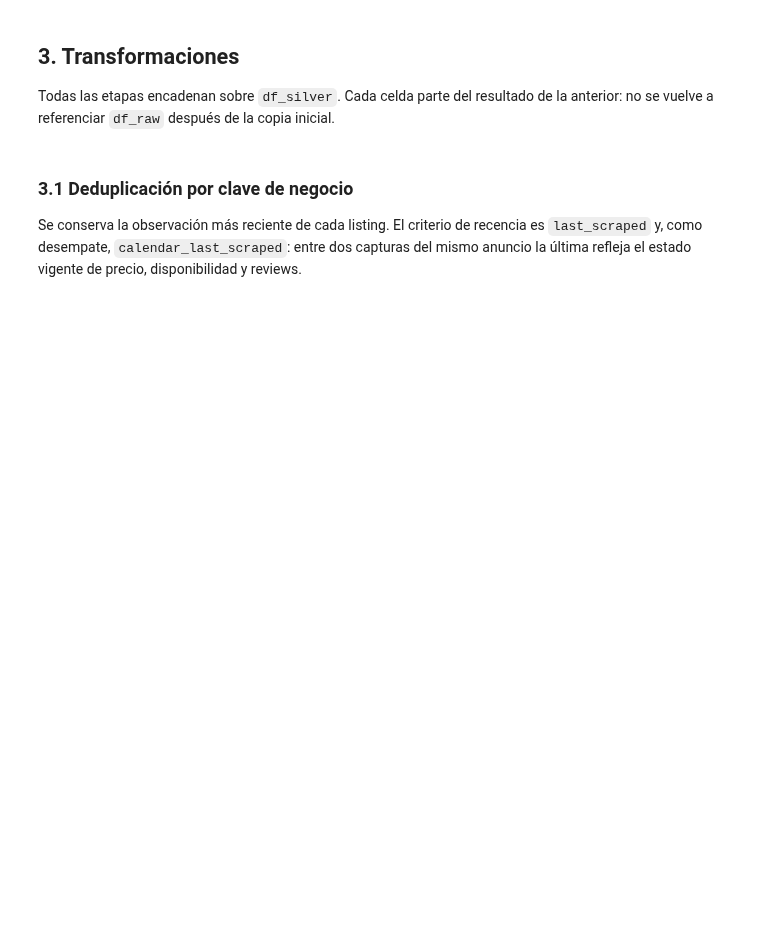
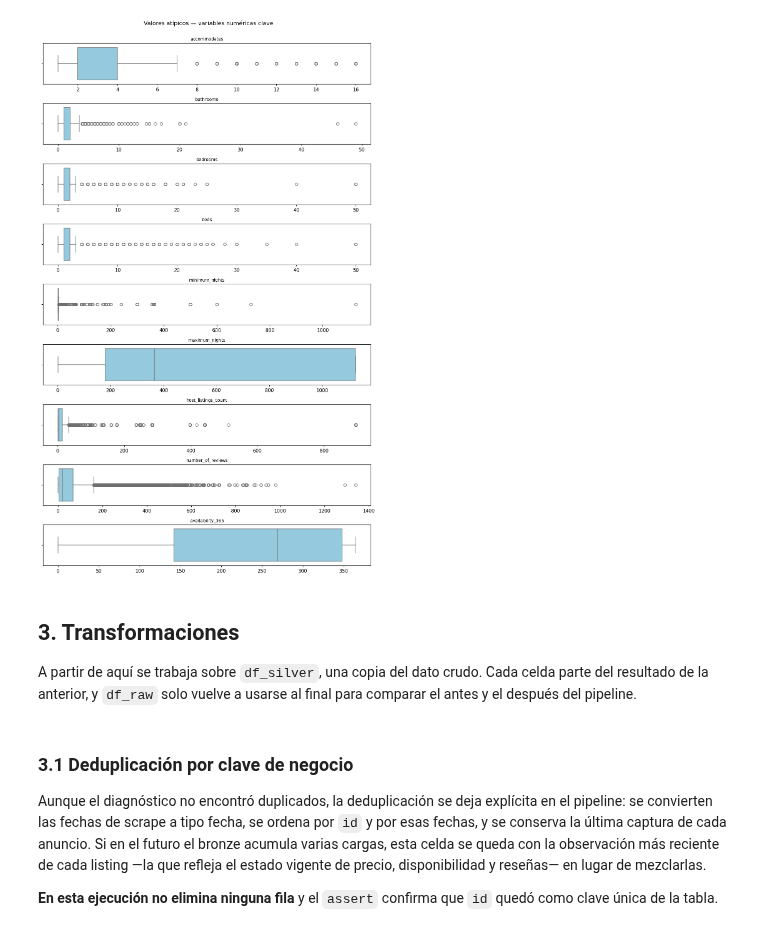
Before and after one commit to JuanJoseHQ/proyecto_final_analisis_datos, a Jupyter notebook: notebook/listings_clean.ipynb, the cells around one changed output. Saved outputs shown, nothing was run; the diff lists cells and outputs as text; code cells hidden in the pictures; blank space fills up the shorter version.

```diff
--- a/notebook/listings_clean.ipynb
+++ b/notebook/listings_clean.ipynb
@@ -273,29 +392,36 @@ save_fig(fig, "03_histogramas_numericas")
 # %%
 # Boxplots de las variables sobre las que se toma una decisión de outliers.
-# El loop original generaba una figura por columna (~50 archivos) sin valor para el reporte.
-cols_box = [c for c in ["accommodates", "bathrooms", "bedrooms", "beds",
-                        "minimum_nights", "maximum_nights", "host_listings_count",
-                        "number_of_reviews", "availability_365"]
-            if c in df_raw.columns]
+cols_box = ["accommodates", "bathrooms", "bedrooms", "beds",
+            "minimum_nights", "maximum_nights", "host_listings_count",
+            "number_of_reviews", "availability_365"]
 
 fig, axes = plt.subplots(len(cols_box), 1, figsize=(10, 1.8 * len(cols_box)))
-for ax, col in zip(np.atleast_1d(axes), cols_box):
+for ax, col in zip(axes, cols_box):
     sns.boxplot(x=df_raw[col], color="skyblue", ax=ax)
     ax.set_title(col, fontsize=9)
     ax.set_xlabel("")
 fig.suptitle("Valores atípicos — variables numéricas clave", y=1.001)
 fig.tight_layout()
-save_fig(fig, "04_boxplots_numericas_crudo")
+fig.savefig("../reports/figures/04_boxplots_numericas_crudo.png", bbox_inches="tight")
+plt.show()
+# %% [output]
+[figure, added]
 # %% [markdown]
 ## 3. Transformaciones
 
-Todas las etapas encadenan sobre `df_silver`. Cada celda parte del resultado de la anterior:
-no se vuelve a referenciar `df_raw` después de la copia inicial.
+A partir de aquí se trabaja sobre `df_silver`, una copia del dato crudo. Cada celda parte del
+resultado de la anterior, y `df_raw` solo vuelve a usarse al final para comparar el antes y el
+después del pipeline.
 # %% [markdown]
 ### 3.1 Deduplicación por clave de negocio
 
-Se conserva la observación más reciente de cada listing. El criterio de recencia es
-`last_scraped` y, como desempate, `calendar_last_scraped`: entre dos capturas del mismo
-anuncio la última refleja el estado vigente de precio, disponibilidad y reviews.
+Aunque el diagnóstico no encontró duplicados, la deduplicación se deja explícita en el pipeline:
+se convierten las fechas de scrape a tipo fecha, se ordena por `id` y por esas fechas, y se
+conserva la última captura de cada anuncio. Si en el futuro el bronze acumula varias cargas, esta
+celda se queda con la observación más reciente de cada listing —la que refleja el estado vigente de
+precio, disponibilidad y reseñas— en lugar de mezclarlas.
+
+**En esta ejecución no elimina ninguna fila** y el `assert` confirma que `id` quedó como clave
+única de la tabla.
 # %%
 df_silver = df_raw.copy()
```
Also changed, not shown: parts of 60 cells of this notebook, 6 other files.
